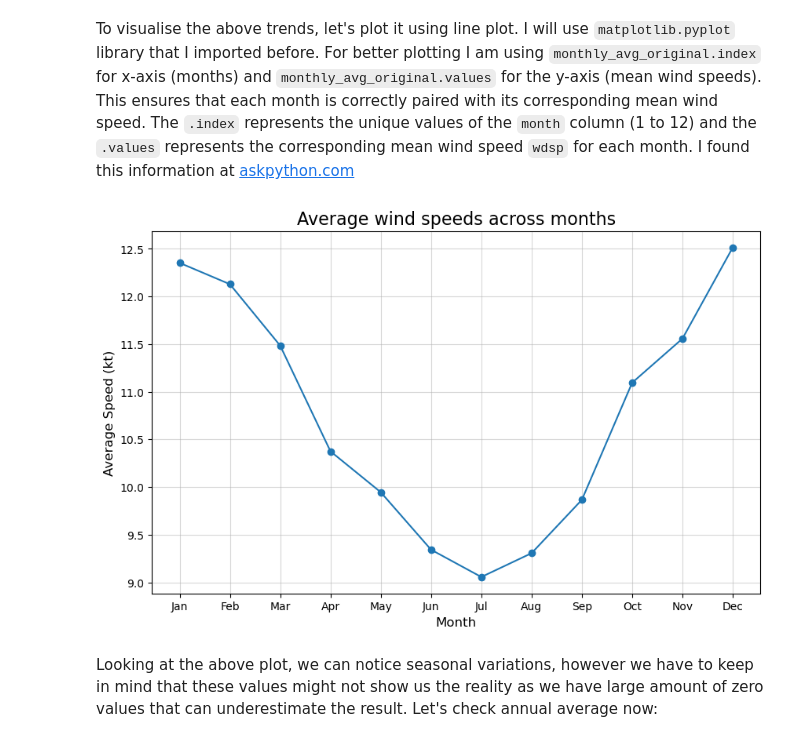
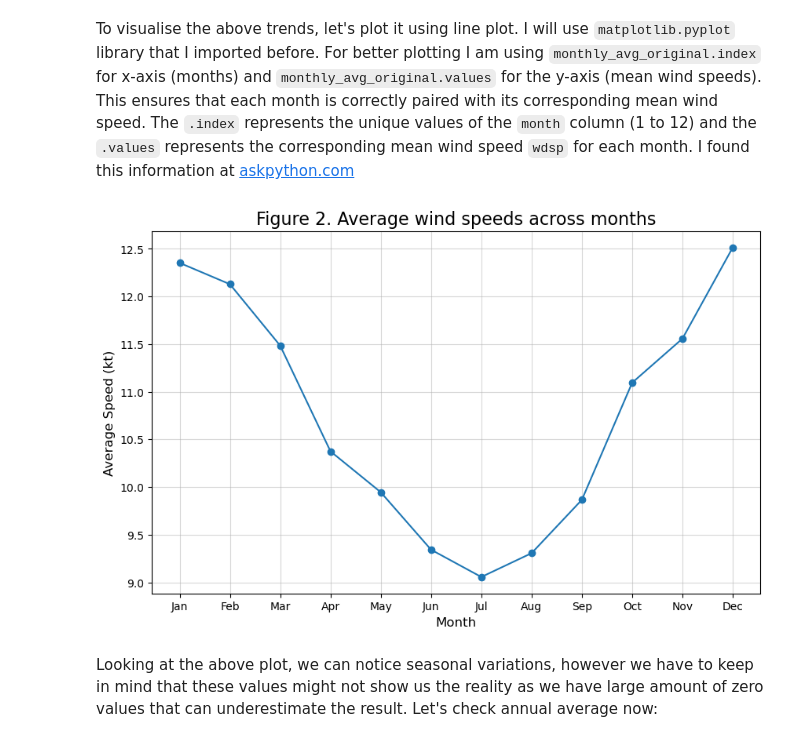
Before and after one commit to mondbr/PFDA_project, a Jupyter notebook: analysis.ipynb, the cells around one changed output. Cells and saved outputs as stored; diff of their text form; code cells hidden in the pictures.

```diff
--- a/analysis.ipynb
+++ b/analysis.ipynb
@@ -362,21 +373,21 @@ For better plotting I am using `monthly_avg_original.index` for x-axis (months)
 # %%
 # Plotting the monthly average wind speed
 plt.figure(figsize=(10, 6))
 
 # line plot
 plt.plot(monthly_avg_original.index, monthly_avg_original.values, marker='o')
 
 # adding title and labels
-plt.title('Average wind speeds across months', fontsize=16)
+plt.title('Figure 2. Average wind speeds across months', fontsize=16)
 plt.xlabel('Month', fontsize=12)
 plt.ylabel('Average Speed (kt)', fontsize=12)
 
 # setting the x-axis labels to the month names
 plt.xticks(ticks=range(1, 13), labels=['Jan', 'Feb', 'Mar', 'Apr', 'May', 'Jun', 'Jul', 'Aug', 'Sep', 'Oct', 'Nov', 'Dec'])
 
 # adding grid for better visibility
 plt.grid(alpha=0.5)
 # %% [output]
-[figure, old version]
+[figure, new version]
 # %% [markdown]
 Looking at the above plot, we can notice seasonal variations, however we have to keep in mind that these values might not show us the reality as we have large amount of zero values that can underestimate the result. Let's check annual average now:
```
Also changed, not shown: parts of 102 cells of this notebook.
